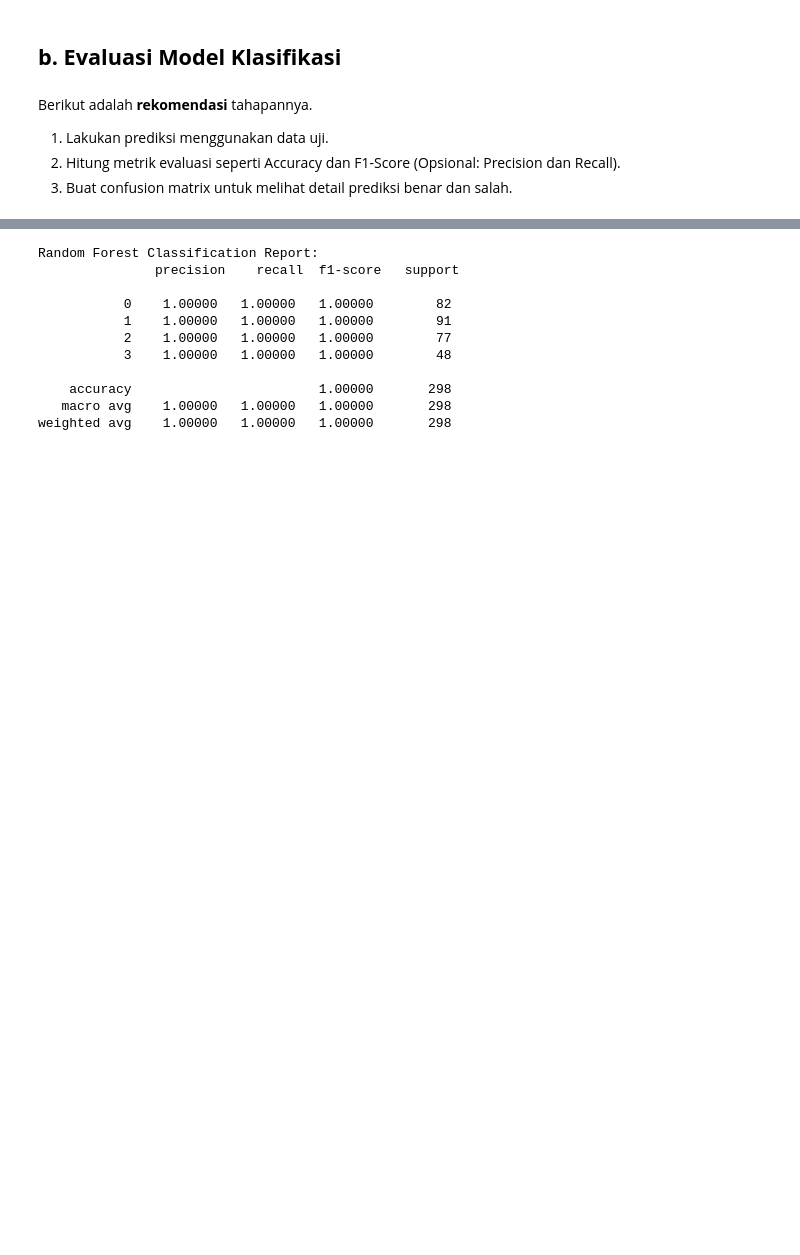
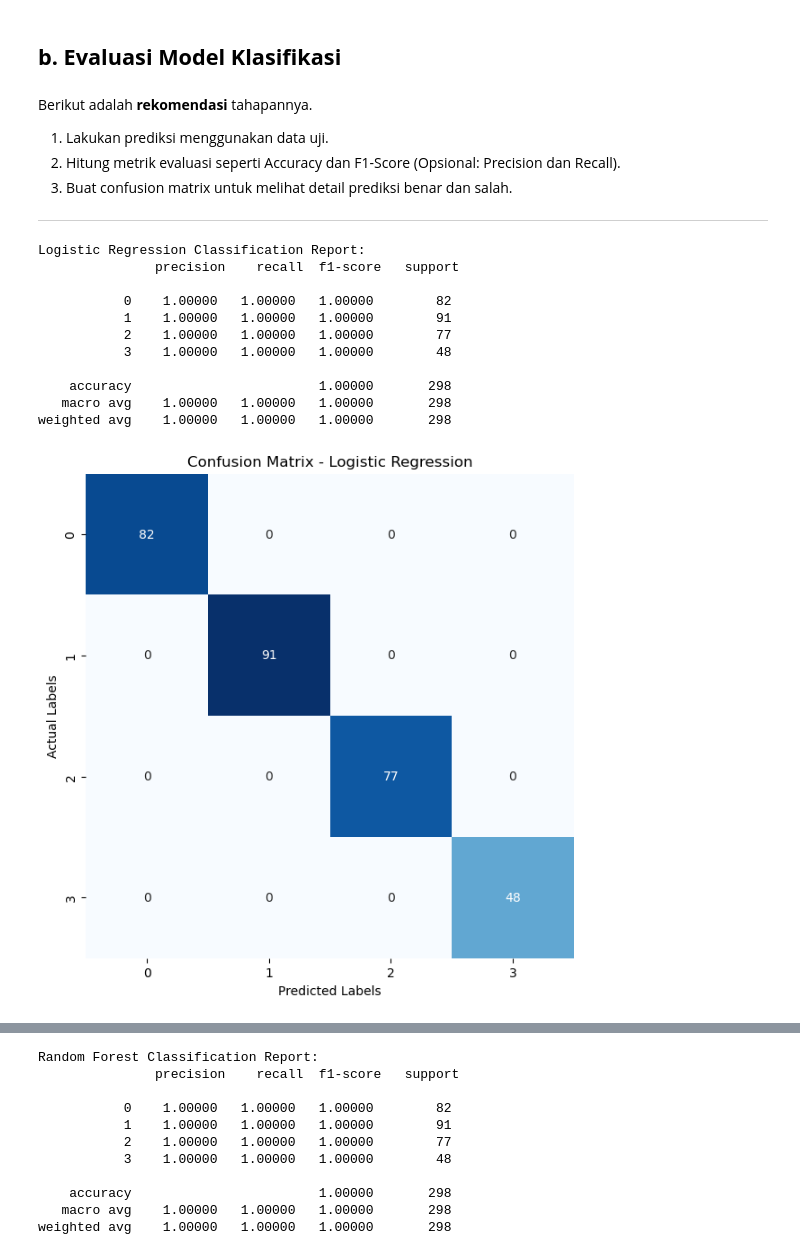
Before and after one commit to alouvre/BMLUP_DicodingSubmission_ProyekMembangunMachineLearning, a Jupyter notebook: [Klasifikasi] Submission Akhir BMLP_Alifia Mustika Sari.ipynb, the cells around one changed output, grey strips where cells are left out. Drawn from its saved outputs; the diff is of its cells as text; code cells hidden in the pictures; blank space fills up the shorter version.

```diff
--- a/[Klasifikasi] Submission Akhir BMLP_Alifia Mustika Sari.ipynb
+++ b/[Klasifikasi] Submission Akhir BMLP_Alifia Mustika Sari.ipynb
@@ -139,3 +202,39 @@ Berikut adalah **rekomendasi** tahapannya.
 1. Lakukan prediksi menggunakan data uji.
 2. Hitung metrik evaluasi seperti Accuracy dan F1-Score (Opsional: Precision dan Recall).
 3. Buat confusion matrix untuk melihat detail prediksi benar dan salah.
+
+---
+# %%
+unique_labels = sorted(set(y))
+
+# -----------------------------
+# Logistic Regression
+# -----------------------------
+
+log_reg_pred = log_reg.predict(X_test)
+print("Logistic Regression Classification Report:\n", classification_report(y_test, log_reg_pred, digits=5))
+
+log_reg_cm = confusion_matrix(y_test, log_reg_pred)
+plt.figure(figsize=(7, 7))
+sns.heatmap(log_reg_cm, annot=True, fmt='d', cmap='Blues', cbar=False,
+            xticklabels=unique_labels,
+            yticklabels=unique_labels)
+
+plt.xlabel('Predicted Labels')
+plt.ylabel('Actual Labels')
+plt.title('Confusion Matrix - Logistic Regression')
+plt.show()
+print('\n')
+# %% [output]
+Logistic Regression Classification Report:
+               precision    recall  f1-score   support
+
+           0    1.00000   1.00000   1.00000        82
+           1    1.00000   1.00000   1.00000        91
+           2    1.00000   1.00000   1.00000        77
+           3    1.00000   1.00000   1.00000        48
+
+    accuracy                        1.00000       298
+   macro avg    1.00000   1.00000   1.00000       298
+weighted avg    1.00000   1.00000   1.00000       298
+[figure, added]
```
Also changed, not shown: parts of 51 cells of this notebook, 1 other file.
